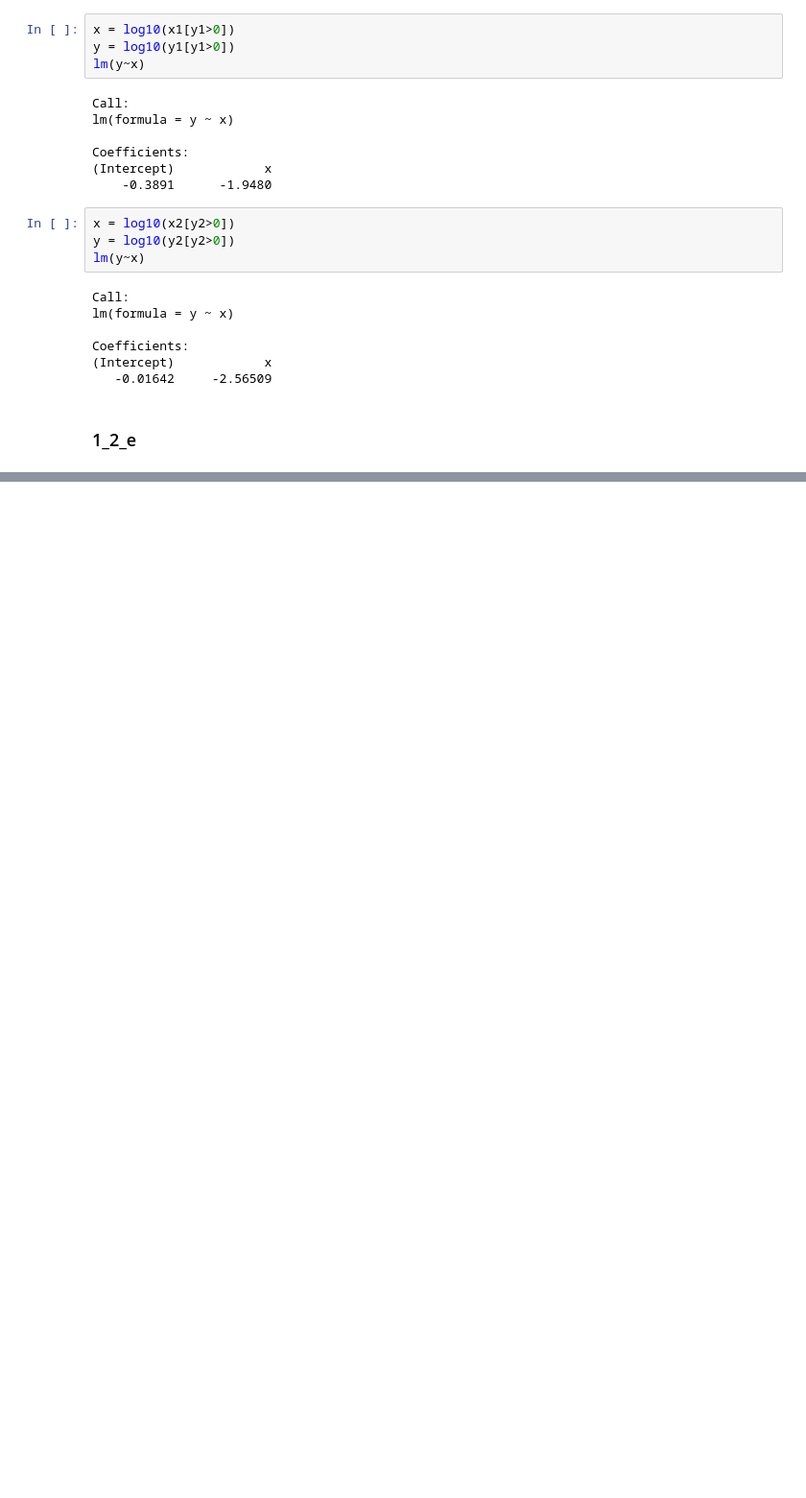
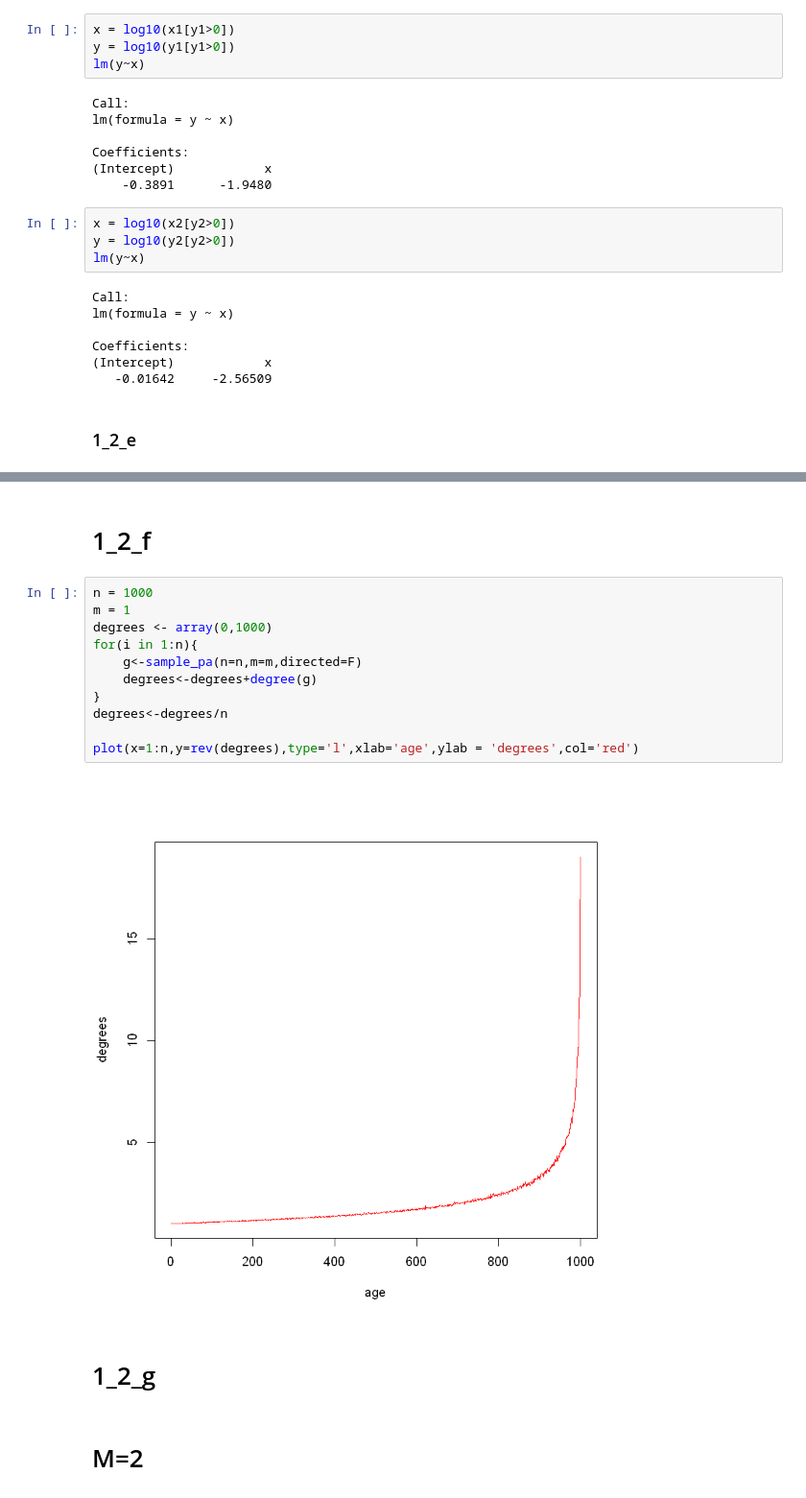
Before and after one commit to timeparadogs/ECE-232, a Jupyter notebook: p1/Project1_Part1.ipynb, the cells around one changed output, grey strips where cells are left out. Shown: that part at 96% size. Drawn from its saved outputs; the diff is of its cells as text; blank space fills up the shorter version.

```diff
--- a/p1/Project1_Part1.ipynb
+++ b/p1/Project1_Part1.ipynb
@@ -245,0 +316,19 @@ Coefficients:
+# %% [markdown]
+# 1_2_f
+# %%
+n = 1000
+m = 1
+degrees <- array(0,1000)
+for(i in 1:n){
+    g<-sample_pa(n=n,m=m,directed=F)
+    degrees<-degrees+degree(g)
+}
+degrees<-degrees/n
+
+plot(x=1:n,y=rev(degrees),type='l',xlab='age',ylab = 'degrees',col='red')
+# %% [output]
+[figure, added]
+# %% [markdown]
+# 1_2_g
+# %% [markdown]
+# M=2
```
Also changed, not shown: parts of 37 cells of this notebook.
